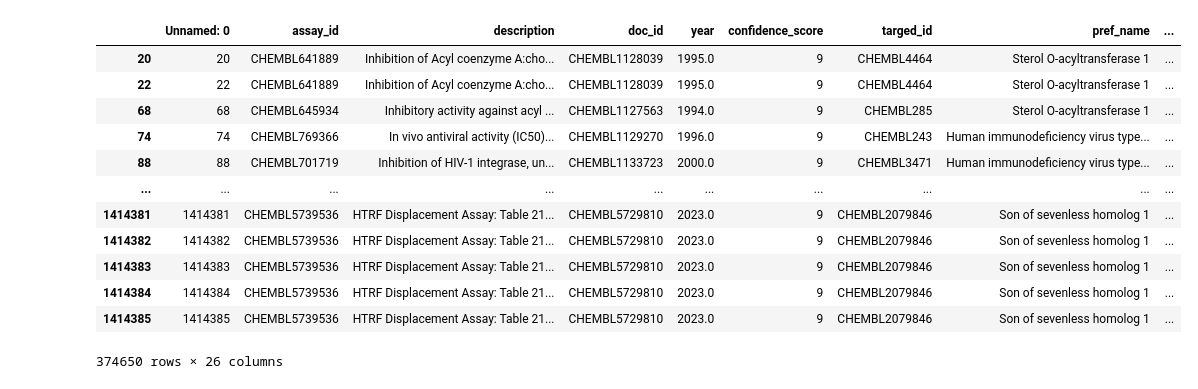
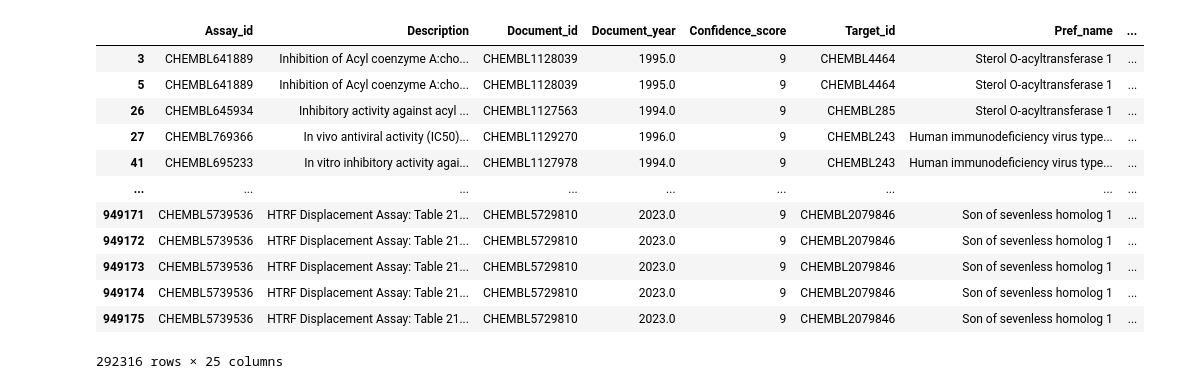
Before and after one commit to ErnestoFadel/Digital_chemistry, a Jupyter notebook: Data_curation.ipynb, the cells around one changed output. Drawn from its saved outputs; the diff is of its cells as text; code cells hidden in the pictures.

Commit message:
Implementing csv reading and improved curation for Landrum and Omnivore datasaet for ML

```diff
--- a/Data_curation.ipynb
+++ b/Data_curation.ipynb
@@ -4,7 +4,14 @@ import matplotlib.pyplot as plt
 import numpy as np
 import scipy as sp
 # %%
-data = pd.read_csv('/Users/ernestofadel/Desktop/DC_local/Data_files/Total_data.csv')
+data = pd.read_csv('/Users/ernestofadel/Desktop/DC_local/Data_files/Total_data.csv',
+                   header = 0,
+                   names = ['Assay_id', 'Description', 'Document_id', 'Document_year', 'Confidence_score', 'Target_id', 'Pref_name', 'Protein_sequence', 'Uniprot_id',
+                          'Variant_id', 'Molecule_id', 'Canonical_smile', 'Standard_type', 'Standard_value', 'Standard_units', 'pchembl_value',
+                          'assay_type', 'assay_organism', 'assay_category', 'assay_tax_id', 'assay_strain', 'assay_tissue', 'assay_cell_type',
+                          'assay_subcellular_fraction', 'bao_format'],
+                   low_memory=False
+                   )
 
 data
 # %% [output]
@@ -131,32 +151,27 @@ def removing_duplicate_paper(data):
 
     return df_clean
 # %%
-#Test function
+# Extracting Landrum dataset from raw data
 
-#Data = filter_by_size(data, 20, 100)
-#Data = filter_pChembl_value(Data)
-
-#Data = removing_duplicate_paper(Data)
 Data = remove_low_confidence(data)
+Data = remove_missing_pchembl_value(Data)
 Data = remove_missing_doc_year(Data)
 Data = remove_mutant(Data)
-Data = filter_by_size(Data, 20, 100)
+Data = filter_pChembl_value(Data)
+Landrum = filter_by_size(Data, 20, 100)
 
-
-#df = Data.value_counts('assay_id')
-
-Data
+Landrum
 # %% [output]
-|  | Unnamed: 0 | assay_id | description | doc_id | year | confidence_score | targed_id | pref_name | ... |
-| 20 | 20 | CHEMBL641889 | Inhibition of Acyl coenzyme A:cho... | CHEMBL1128039 | 1995.0 | 9 | CHEMBL4464 | Sterol O-acyltransferase 1 | ... |
-| 22 | 22 | CHEMBL641889 | Inhibition of Acyl coenzyme A:cho... | CHEMBL1128039 | 1995.0 | 9 | CHEMBL4464 | Sterol O-acyltransferase 1 | ... |
-| 68 | 68 | CHEMBL645934 | Inhibitory activity against acyl ... | CHEMBL1127563 | 1994.0 | 9 | CHEMBL285 | Sterol O-acyltransferase 1 | ... |
-| 74 | 74 | CHEMBL769366 | In vivo antiviral activity (IC50)... | CHEMBL1129270 | 1996.0 | 9 | CHEMBL243 | Human immunodeficiency virus type... | ... |
-| 88 | 88 | CHEMBL701719 | Inhibition of HIV-1 integrase, un... | CHEMBL1133723 | 2000.0 | 9 | CHEMBL3471 | Human immunodeficiency virus type... | ... |
-| ... | ... | ... | ... | ... | ... | ... | ... | ... | ... |
-| 1414381 | 1414381 | CHEMBL5739536 | HTRF Displacement Assay: Table 21... | CHEMBL5729810 | 2023.0 | 9 | CHEMBL2079846 | Son of sevenless homolog 1 | ... |
-| 1414382 | 1414382 | CHEMBL5739536 | HTRF Displacement Assay: Table 21... | CHEMBL5729810 | 2023.0 | 9 | CHEMBL2079846 | Son of sevenless homolog 1 | ... |
-| 1414383 | 1414383 | CHEMBL5739536 | HTRF Displacement Assay: Table 21... | CHEMBL5729810 | 2023.0 | 9 | CHEMBL2079846 | Son of sevenless homolog 1 | ... |
-| 1414384 | 1414384 | CHEMBL5739536 | HTRF Displacement Assay: Table 21... | CHEMBL5729810 | 2023.0 | 9 | CHEMBL2079846 | Son of sevenless homolog 1 | ... |
-| 1414385 | 1414385 | CHEMBL5739536 | HTRF Displacement Assay: Table 21... | CHEMBL5729810 | 2023.0 | 9 | CHEMBL2079846 | Son of sevenless homolog 1 | ... |
+|  | Assay_id | Description | Document_id | Document_year | Confidence_score | Target_id | Pref_name | ... |
+| 3 | CHEMBL641889 | Inhibition of Acyl coenzyme A:cho... | CHEMBL1128039 | 1995.0 | 9 | CHEMBL4464 | Sterol O-acyltransferase 1 | ... |
+| 5 | CHEMBL641889 | Inhibition of Acyl coenzyme A:cho... | CHEMBL1128039 | 1995.0 | 9 | CHEMBL4464 | Sterol O-acyltransferase 1 | ... |
+| 26 | CHEMBL645934 | Inhibitory activity against acyl ... | CHEMBL1127563 | 1994.0 | 9 | CHEMBL285 | Sterol O-acyltransferase 1 | ... |
+| 27 | CHEMBL769366 | In vivo antiviral activity (IC50)... | CHEMBL1129270 | 1996.0 | 9 | CHEMBL243 | Human immunodeficiency virus type... | ... |
+| 41 | CHEMBL695233 | In vitro inhibitory activity agai... | CHEMBL1127978 | 1994.0 | 9 | CHEMBL243 | Human immunodeficiency virus type... | ... |
+| ... | ... | ... | ... | ... | ... | ... | ... | ... |
+| 949171 | CHEMBL5739536 | HTRF Displacement Assay: Table 21... | CHEMBL5729810 | 2023.0 | 9 | CHEMBL2079846 | Son of sevenless homolog 1 | ... |
+| 949172 | CHEMBL5739536 | HTRF Displacement Assay: Table 21... | CHEMBL5729810 | 2023.0 | 9 | CHEMBL2079846 | Son of sevenless homolog 1 | ... |
+| 949173 | CHEMBL5739536 | HTRF Displacement Assay: Table 21... | CHEMBL5729810 | 2023.0 | 9 | CHEMBL2079846 | Son of sevenless homolog 1 | ... |
+| 949174 | CHEMBL5739536 | HTRF Displacement Assay: Table 21... | CHEMBL5729810 | 2023.0 | 9 | CHEMBL2079846 | Son of sevenless homolog 1 | ... |
+| 949175 | CHEMBL5739536 | HTRF Displacement Assay: Table 21... | CHEMBL5729810 | 2023.0 | 9 | CHEMBL2079846 | Son of sevenless homolog 1 | ... |
-374650 rows × 26 columns
+292316 rows × 25 columns
```
Also changed, not shown: parts of 3 cells of this notebook, 1 other file.
